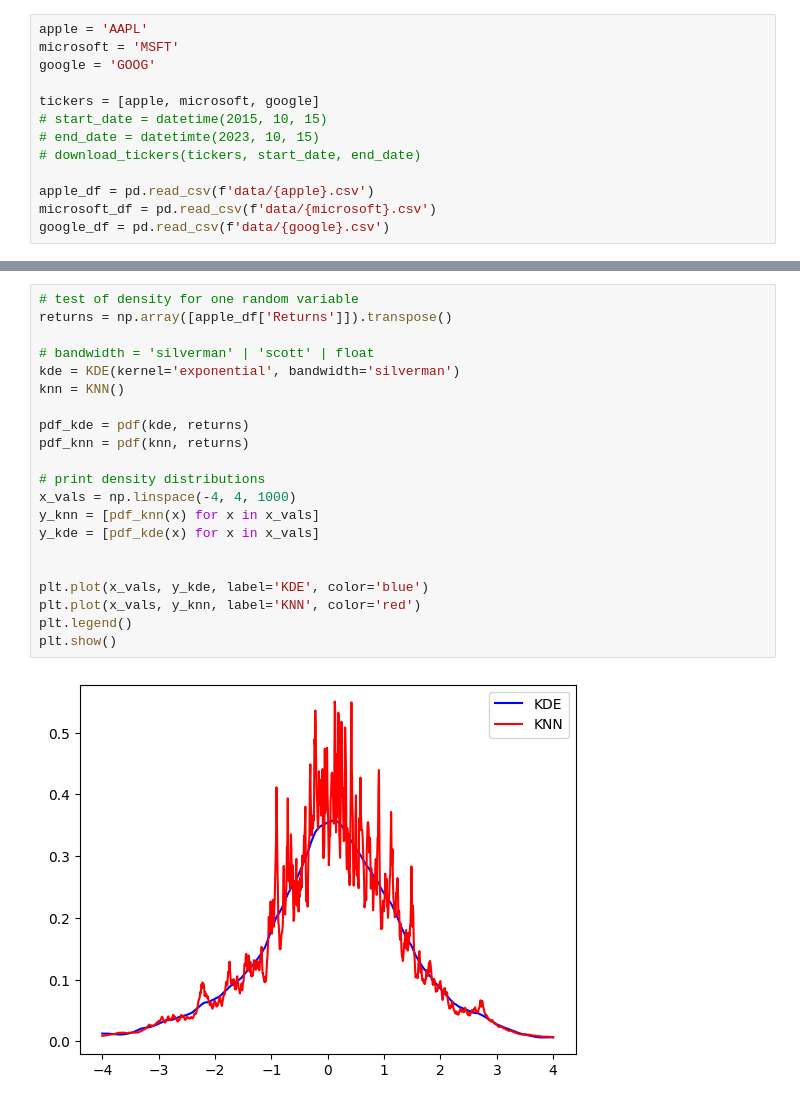
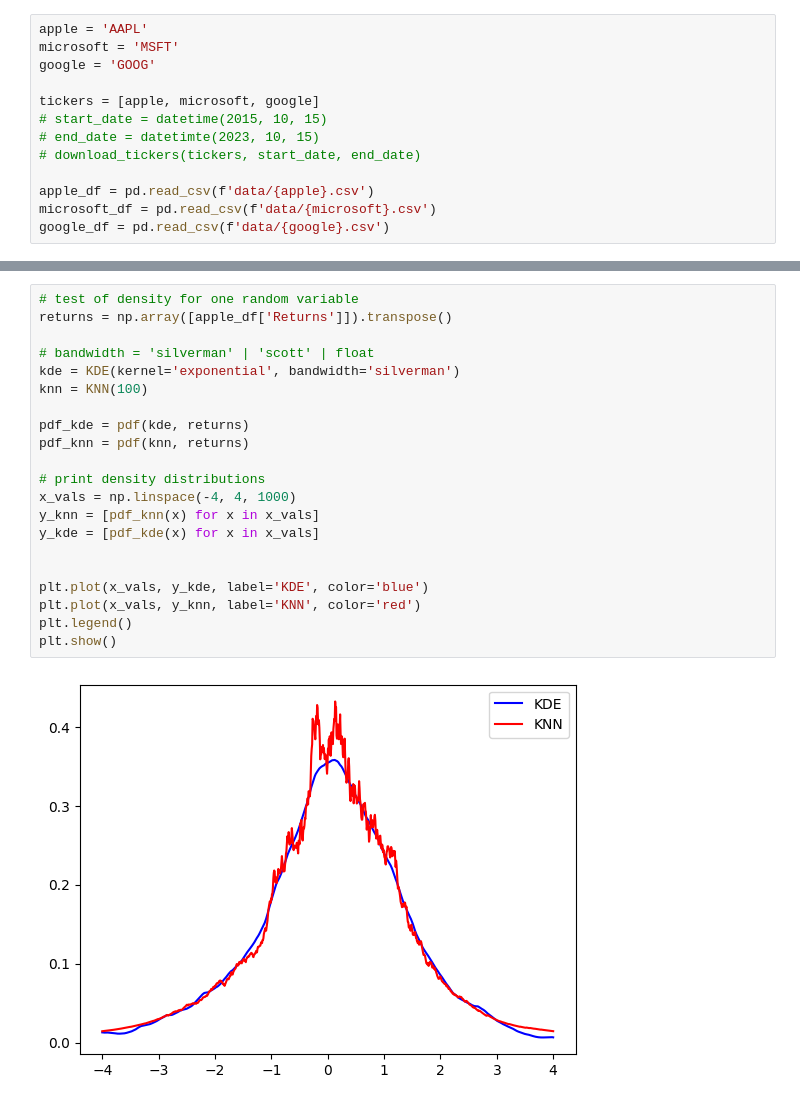
Before and after one commit to f-linder/thesis_bachelor, a Jupyter notebook: testing.ipynb, the cells around one changed output, grey strips where cells are left out. Drawn from its saved outputs; the diff is of its cells as text.

```diff
--- a/testing.ipynb
+++ b/testing.ipynb
@@ -24,26 +30,26 @@ google_df = pd.read_csv(f'data/{google}.csv')
 # %%
 # test of density for one random variable
 returns = np.array([apple_df['Returns']]).transpose()
 
 # bandwidth = 'silverman' | 'scott' | float
 kde = KDE(kernel='exponential', bandwidth='silverman')
-knn = KNN()
+knn = KNN(100)
 
 pdf_kde = pdf(kde, returns)
 pdf_knn = pdf(knn, returns)
 
 # print density distributions
 x_vals = np.linspace(-4, 4, 1000)
 y_knn = [pdf_knn(x) for x in x_vals]
 y_kde = [pdf_kde(x) for x in x_vals]
 
 
 plt.plot(x_vals, y_kde, label='KDE', color='blue')
 plt.plot(x_vals, y_knn, label='KNN', color='red')
 plt.legend()
 plt.show()
 # %% [output]
-[figure, old version]
+[figure, new version]
 # %%
 # test of density for multiple random variable
 returns = np.array([apple_df['Returns'], google_df['Returns']]).transpose()
```
Also changed, not shown: parts of 5 cells of this notebook, 2 other files.
